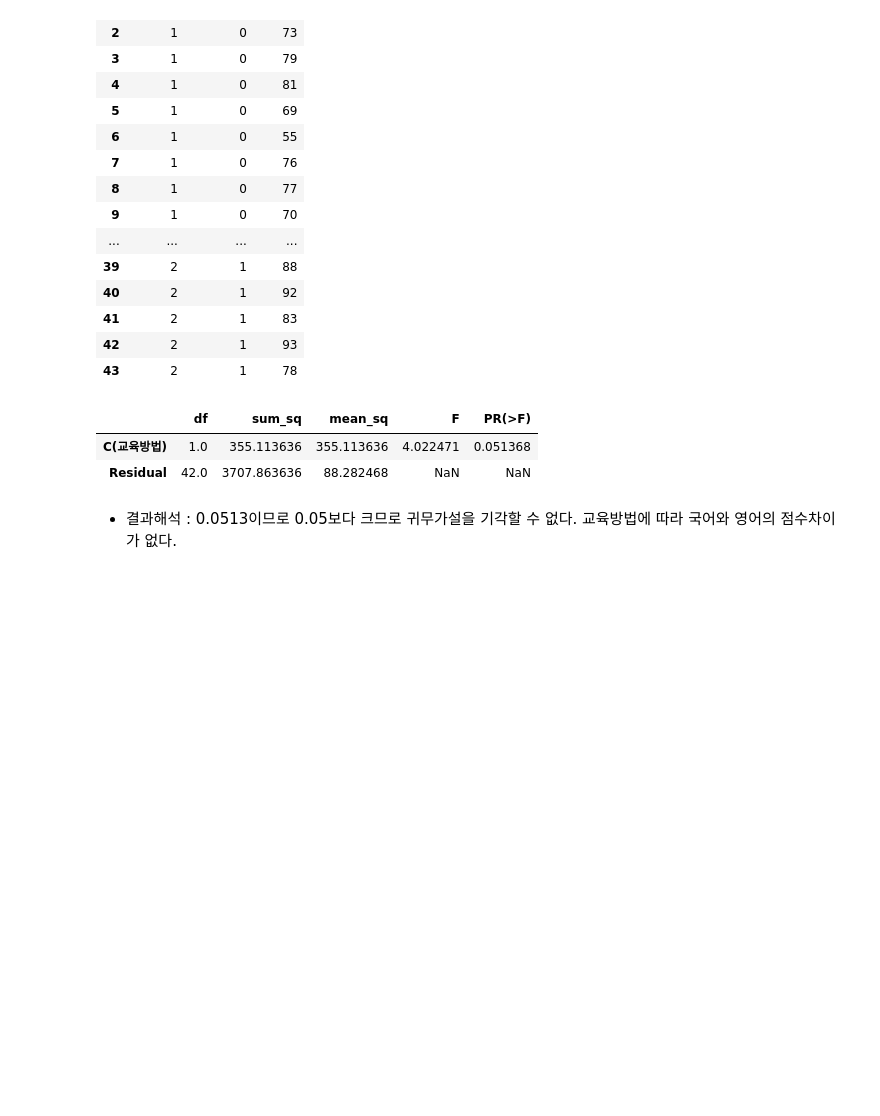
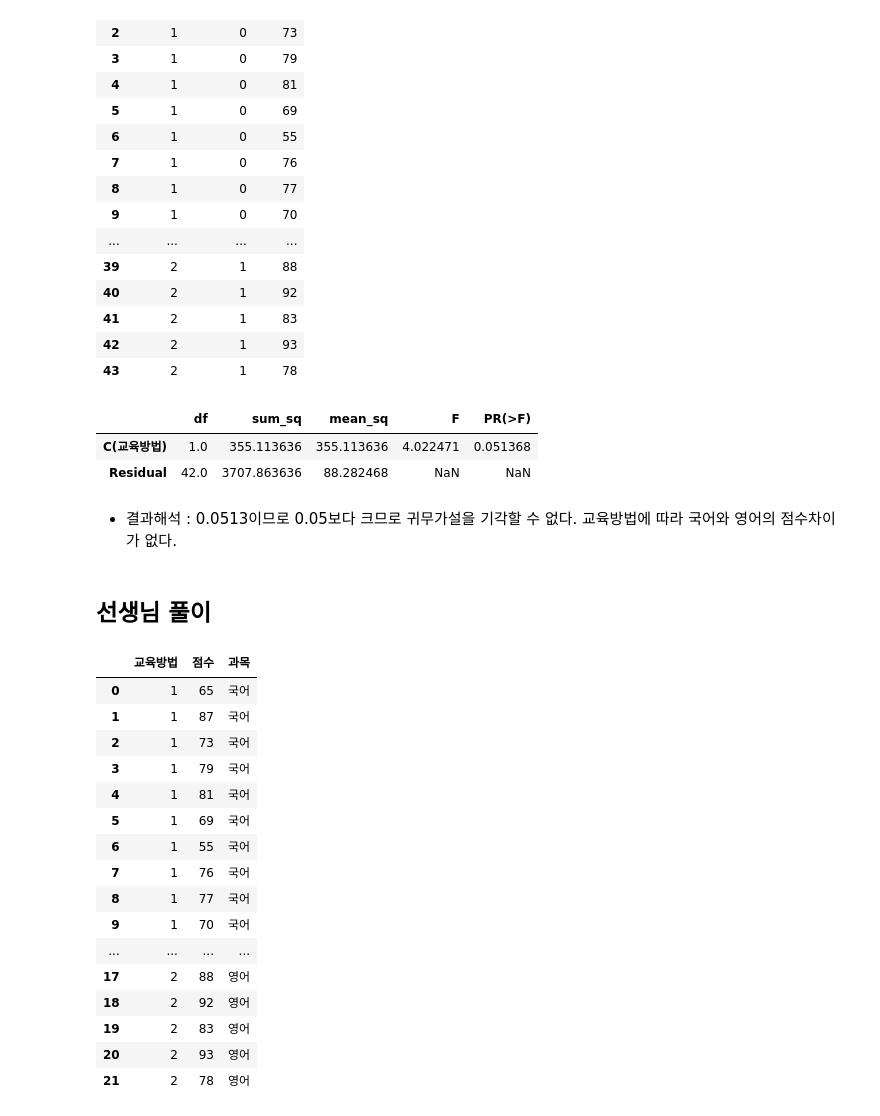
Before and after one commit to Jeeunun/Data_analysis_education_Closed, a Jupyter notebook: data_analysis/E.확증적_데이터_분석/02_두_변수간의_차이분석/분산분석_연습문제(3).ipynb, the cells around one changed output. Cells and saved outputs as stored; diff of their text form; code cells hidden in the pictures; blank space fills up the shorter version.

```diff
--- a/data_analysis/E.확증적_데이터_분석/02_두_변수간의_차이분석/연습문제(3).ipynb
+++ b/data_analysis/E.확증적_데이터_분석/02_두_변수간의_차이분석/분산분석_연습문제(3).ipynb
@@ -227,3 +268,34 @@ anova_lm(model)
 | Residual | 42.0 | 3707.863636 | 88.282468 | NaN | NaN |
 # %% [markdown]
 - 결과해석 : 0.0513이므로 0.05보다 크므로 귀무가설을 기각할 수 없다. 교육방법에 따라 국어와 영어의 점수차이가 없다.
+# %% [markdown]
+## 선생님 풀이
+# %%
+df4 = df3.filter(['교육방법', '국어'])
+df4.rename(columns={'국어':'점수'}, inplace=True)
+df4['과목'] = '국어'
+# %%
+df5 = df3.filter(['교육방법', '영어'])
+df5.rename(columns={'영어':'점수'}, inplace=True)
+df5['과목'] = '영어'
+# %%
+df6=concat([df4, df5])
+df6
+# %% [output]
+|  | 교육방법 | 점수 | 과목 |
+| 0 | 1 | 65 | 국어 |
+| 1 | 1 | 87 | 국어 |
+| 2 | 1 | 73 | 국어 |
+| 3 | 1 | 79 | 국어 |
+| 4 | 1 | 81 | 국어 |
+| 5 | 1 | 69 | 국어 |
+| 6 | 1 | 55 | 국어 |
+| 7 | 1 | 76 | 국어 |
+| 8 | 1 | 77 | 국어 |
+| 9 | 1 | 70 | 국어 |
+| ... | ... | ... | ... |
+| 17 | 2 | 88 | 영어 |
+| 18 | 2 | 92 | 영어 |
+| 19 | 2 | 83 | 영어 |
+| 20 | 2 | 93 | 영어 |
+| 21 | 2 | 78 | 영어 |
```
Also changed, not shown: parts of 11 cells of this notebook.
